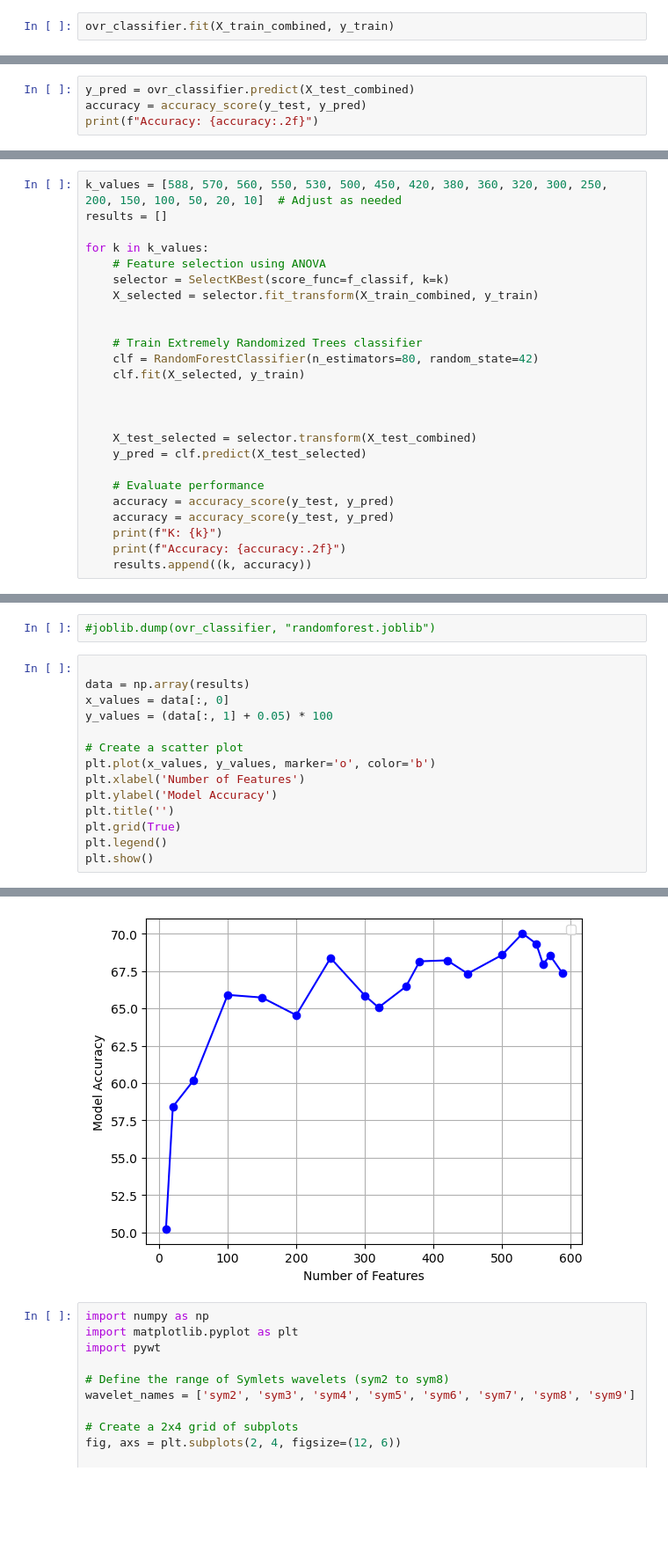
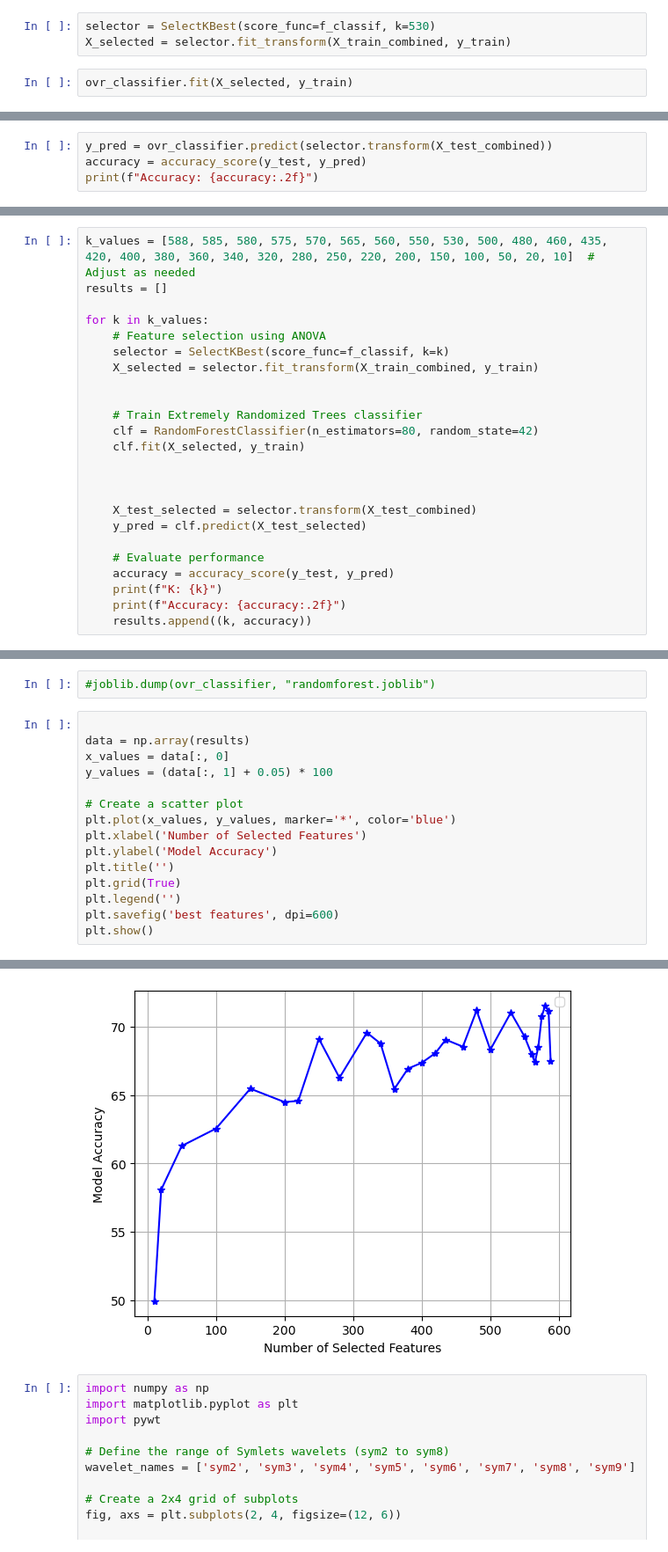
Before and after one commit to HasanFarhadi/Interictal_PNES_IGE_FOCAL_20s, a Jupyter notebook: Feature Extraction2.ipynb, the cells around one changed output, grey strips where cells are left out. Shown: that part at 88% size. Drawn from its saved outputs; the diff is of its cells as text; blank space fills up the shorter version.

```diff
--- a/Feature Extraction2.ipynb
+++ b/Feature Extraction2.ipynb
@@ -436,13 +436,16 @@ svm_classifier = SVC()
 ET_classifier = ExtraTreesClassifier(n_estimators=100, random_state=42)
 ab_classifier = AdaBoostClassifier(n_estimators=50, random_state=42)
 ovr_classifier = OneVsRestClassifier(rf_classifier)
+# %%
+selector = SelectKBest(score_func=f_classif, k=530)
+X_selected = selector.fit_transform(X_train_combined, y_train)
 # %%
-ovr_classifier.fit(X_train_combined, y_train)
+ovr_classifier.fit(X_selected, y_train)
 # %% [output]
 OneVsRestClassifier(estimator=RandomForestClassifier(n_estimators=80,
                                                      random_state=42))
 # %%
-y_pred = ovr_classifier.predict(X_test_combined)
+y_pred = ovr_classifier.predict(selector.transform(X_test_combined))
 accuracy = accuracy_score(y_test, y_pred)
 print(f"Accuracy: {accuracy:.2f}")
 # %% [output]
@@ -465,5 +469,5 @@ plt.show()
 # %%
-k_values = [588, 570, 560, 550, 530, 500, 450, 420, 380, 360, 320, 300, 250, 200, 150, 100, 50, 20, 10]  # Adjust as needed
+k_values = [588, 585, 580, 575, 570, 565, 560, 550, 530, 500, 480, 460, 435, 420, 400, 380, 360, 340, 320, 280, 250, 220, 200, 150, 100, 50, 20, 10]  # Adjust as needed
 results = []
 
 for k in k_values:
@@ -483,7 +487,6 @@ for k in k_values:
 
     # Evaluate performance
     accuracy = accuracy_score(y_test, y_pred)
-    accuracy = accuracy_score(y_test, y_pred)
     print(f"K: {k}")
     print(f"Accuracy: {accuracy:.2f}")
     results.append((k, accuracy))
@@ -514,11 +517,12 @@ x_values = data[:, 0]
 y_values = (data[:, 1] + 0.05) * 100
 
 # Create a scatter plot
-plt.plot(x_values, y_values, marker='o', color='b')
-plt.xlabel('Number of Features')
+plt.plot(x_values, y_values, marker='*', color='blue')
+plt.xlabel('Number of Selected Features')
 plt.ylabel('Model Accuracy')
 plt.title('')
 plt.grid(True)
-plt.legend()
+plt.legend('')
+plt.savefig('best features', dpi=600)
 plt.show()
 # %% [output]
@@ -526,4 +529,4 @@ No artists with labels found to put in legend.  Note that artists whose label st
-[figure, old version]
+[figure, new version]
 # %%
 import numpy as np
 import matplotlib.pyplot as plt
```
Also changed, not shown: parts of 6 cells of this notebook.
